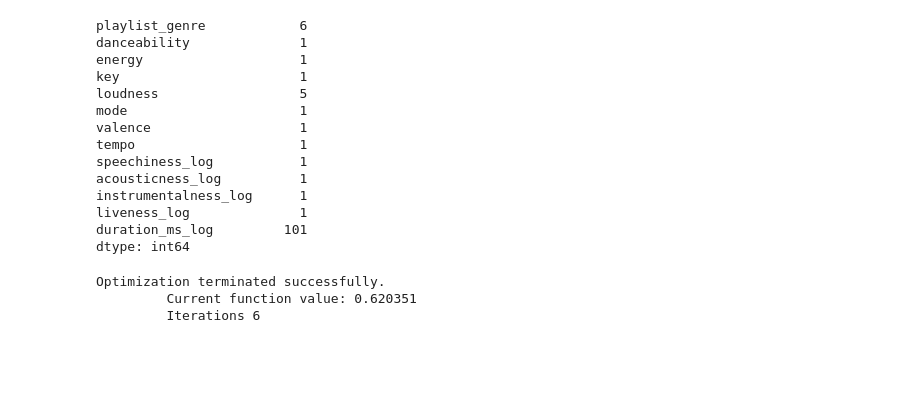
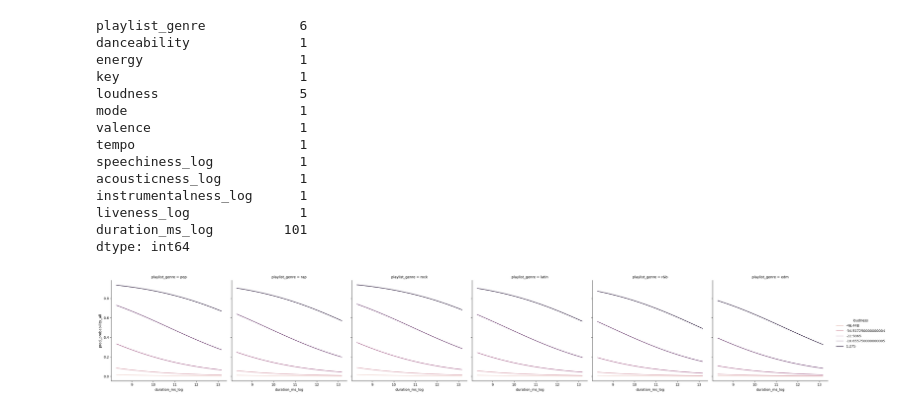
Before and after one commit to vas610/cmpinf-2100_introduction_data_centric_computing, a Jupyter notebook: week14/assignment/eda/Srinivasa_Raghavan_Vasanth_Madhavan_Modeling.ipynb, the cells around one changed output. Drawn from its saved outputs; the diff is of its cells as text; code cells hidden in the pictures; blank space fills up the shorter version.

```diff
--- a/week14/assignment/eda/Srinivasa_Raghavan_Vasanth_Madhavan_Modeling.ipynb
+++ b/week14/assignment/eda/Srinivasa_Raghavan_Vasanth_Madhavan_Modeling.ipynb
@@ -604,11 +604,20 @@ instrumentalness_log      1
 liveness_log              1
 duration_ms_log         101
 dtype: int64
+# %%
+dfviz = input_grid.copy()
 # %%
-model_all_feat = smf.logit(formula=formula_list[3], data=df).fit()
+dfviz['pred_probability_all'] = model_all_feat.predict(input_grid)
-# %% [output]
-Optimization terminated successfully.
-         Current function value: 0.620351
-         Iterations 6
+# %%
+dfviz['pred_probability_best'] = model_best.predict(input_grid)
+# %%
+dfviz['pred_probability_5'] = model_5.predict(input_grid)
 # %%
-model_best = smf.logit(formula=formula_list[3], data=df).fit()
+sns.relplot(data = dfviz, x='duration_ms_log', y='pred_probability_all',
+            hue='loudness',
+            col='playlist_genre',
+            kind='line', estimator=None, units='loudness')
+
+plt.show()
+# %% [output]
+[figure, added]
```
Also changed, not shown: parts of 2 cells of this notebook.
